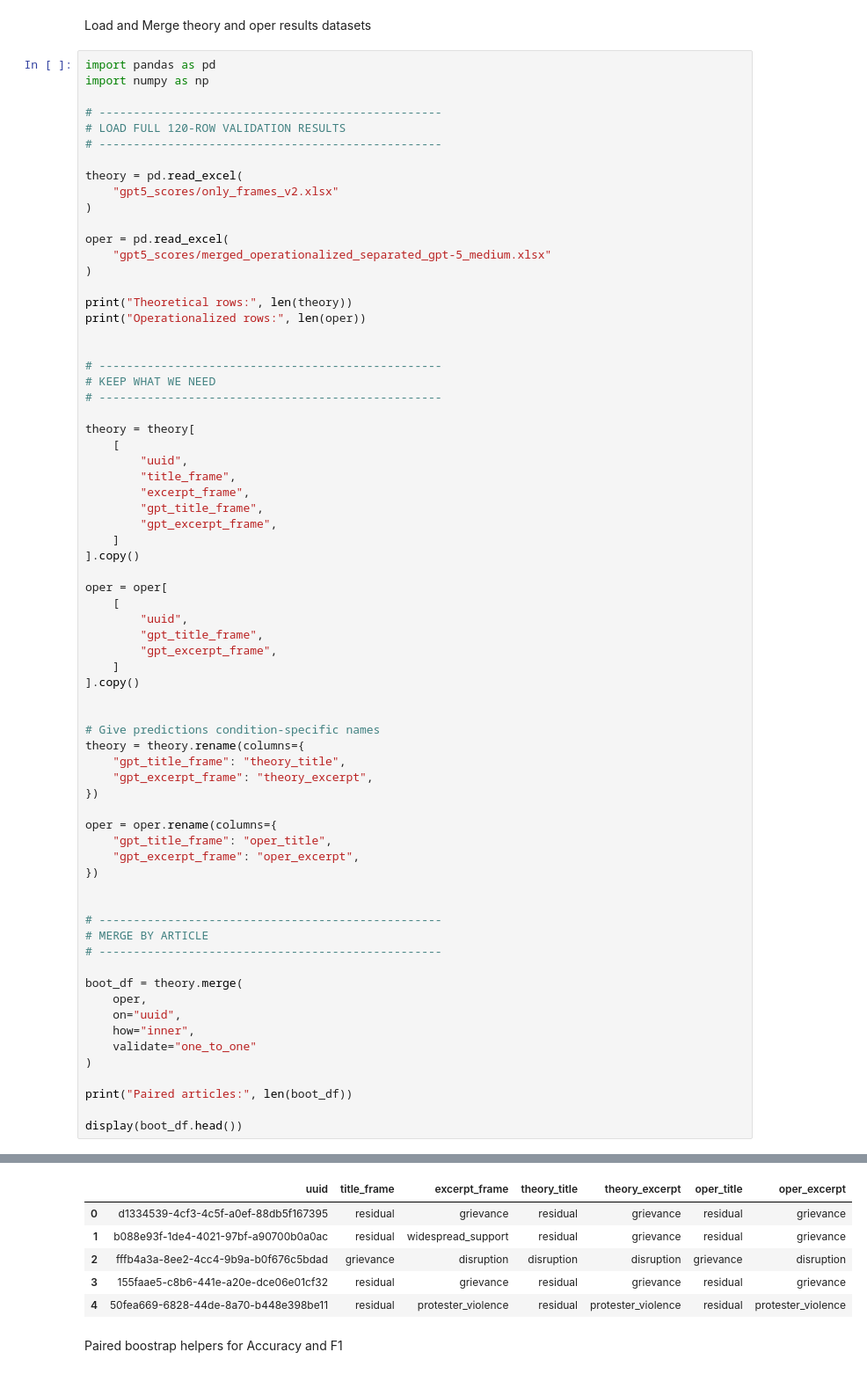
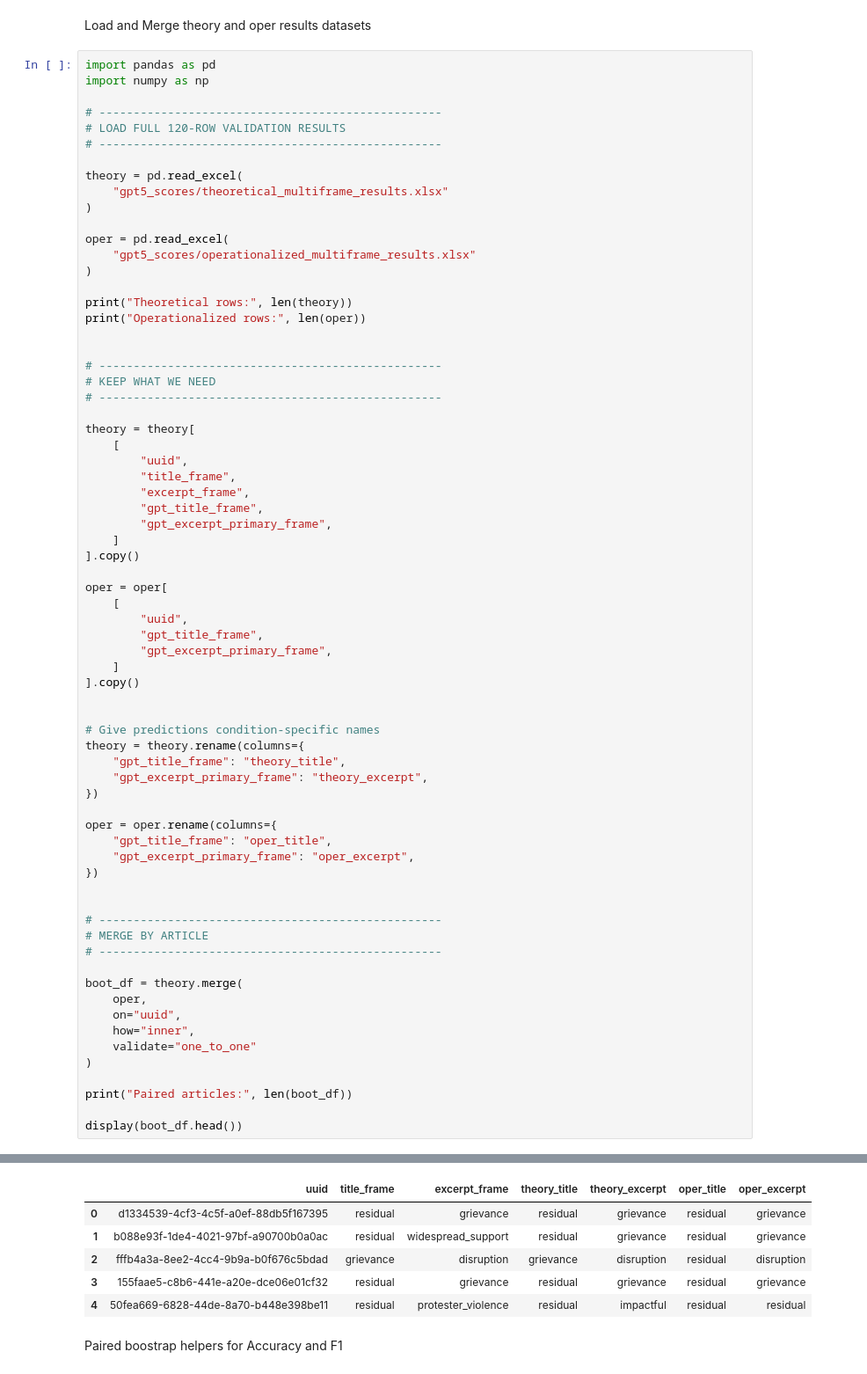
Before and after one commit to jjzhao12/protests_chai, a Jupyter notebook: frames/comparison.ipynb, the cells around one changed output, grey strips where cells are left out. Shown at 88% size. Cells and saved outputs as stored; diff of their text form.

```diff
--- a/frames/comparison.ipynb
+++ b/frames/comparison.ipynb
@@ -113,11 +130,11 @@ import numpy as np
 # --------------------------------------------------
 
 theory = pd.read_excel(
-    "gpt5_scores/only_frames_v2.xlsx"
+    "gpt5_scores/theoretical_multiframe_results.xlsx"
 )
 
 oper = pd.read_excel(
-    "gpt5_scores/merged_operationalized_separated_gpt-5_medium.xlsx"
+    "gpt5_scores/operationalized_multiframe_results.xlsx"
 )
 
 print("Theoretical rows:", len(theory))
@@ -134,7 +151,7 @@ theory = theory[
         "title_frame",
         "excerpt_frame",
         "gpt_title_frame",
-        "gpt_excerpt_frame",
+        "gpt_excerpt_primary_frame",
     ]
 ].copy()
 
@@ -142,7 +159,7 @@ oper = oper[
     [
         "uuid",
         "gpt_title_frame",
-        "gpt_excerpt_frame",
+        "gpt_excerpt_primary_frame",
     ]
 ].copy()
 
@@ -150,39 +167,39 @@ oper = oper[
 # Give predictions condition-specific names
 theory = theory.rename(columns={
     "gpt_title_frame": "theory_title",
-    "gpt_excerpt_frame": "theory_excerpt",
+    "gpt_excerpt_primary_frame": "theory_excerpt",
 })
 
 oper = oper.rename(columns={
     "gpt_title_frame": "oper_title",
-    "gpt_excerpt_frame": "oper_excerpt",
+    "gpt_excerpt_primary_frame": "oper_excerpt",
 })
 
 
 # --------------------------------------------------
 # MERGE BY ARTICLE
 # --------------------------------------------------
 
 boot_df = theory.merge(
     oper,
     on="uuid",
     how="inner",
     validate="one_to_one"
 )
 
 print("Paired articles:", len(boot_df))
 
 display(boot_df.head())
 # %% [output]
 Theoretical rows: 120
 Operationalized rows: 120
 Paired articles: 120
 |  | uuid | title_frame | excerpt_frame | theory_title | theory_excerpt | oper_title | oper_excerpt |
 | 0 | d1334539-4cf3-4c5f-a0ef-88db5f167395 | residual | grievance | residual | grievance | residual | grievance |
 | 1 | b088e93f-1de4-4021-97bf-a90700b0a0ac | residual | widespread_support | residual | grievance | residual | grievance |
-| 2 | fffb4a3a-8ee2-4cc4-9b9a-b0f676c5bdad | grievance | disruption | disruption | disruption | grievance | disruption |
+| 2 | fffb4a3a-8ee2-4cc4-9b9a-b0f676c5bdad | grievance | disruption | grievance | disruption | residual | disruption |
 | 3 | 155faae5-c8b6-441e-a20e-dce06e01cf32 | residual | grievance | residual | grievance | residual | grievance |
-| 4 | 50fea669-6828-44de-8a70-b448e398be11 | residual | protester_violence | residual | protester_violence | residual | protester_violence |
+| 4 | 50fea669-6828-44de-8a70-b448e398be11 | residual | protester_violence | residual | impactful | residual | residual |
 # %% [markdown]
 Paired boostrap helpers for Accuracy and F1
 # %%
```
Also changed, not shown: parts of 10 cells of this notebook, 13 other files.
